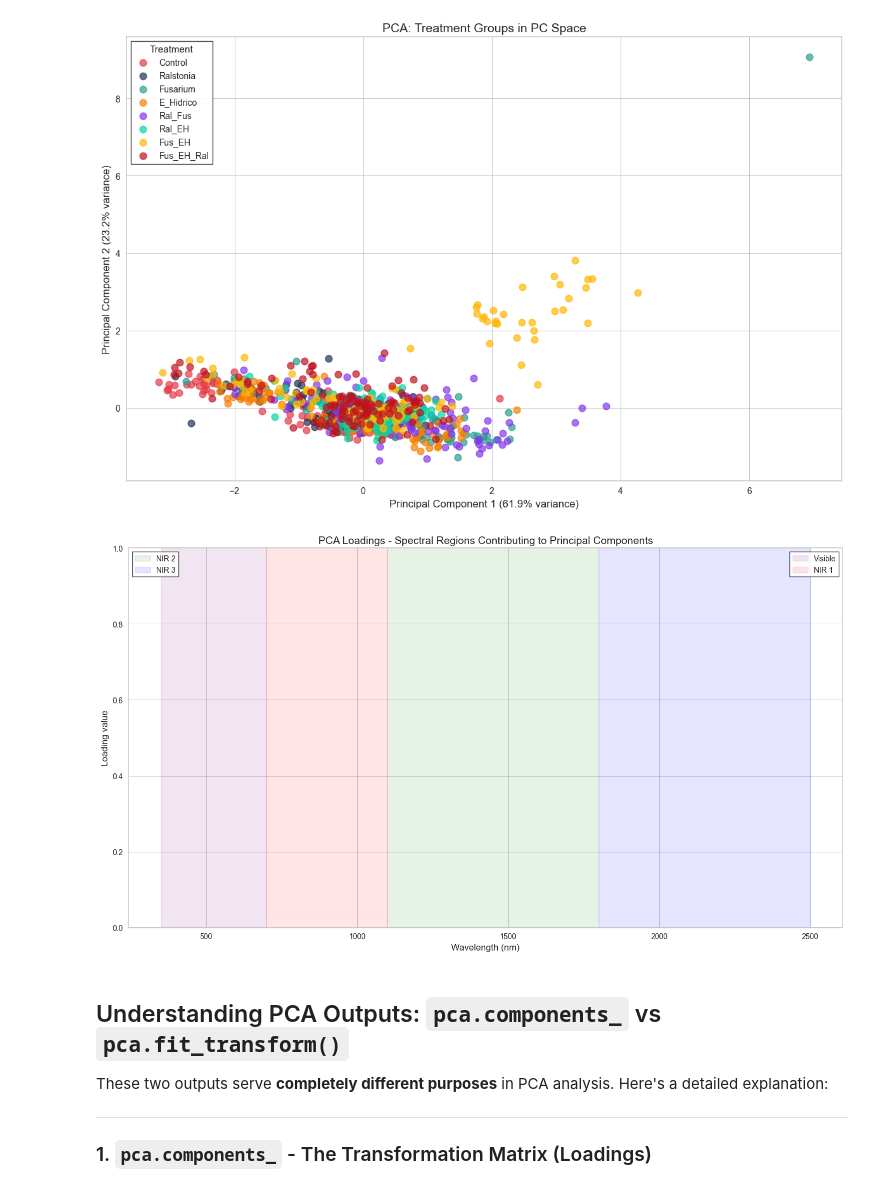
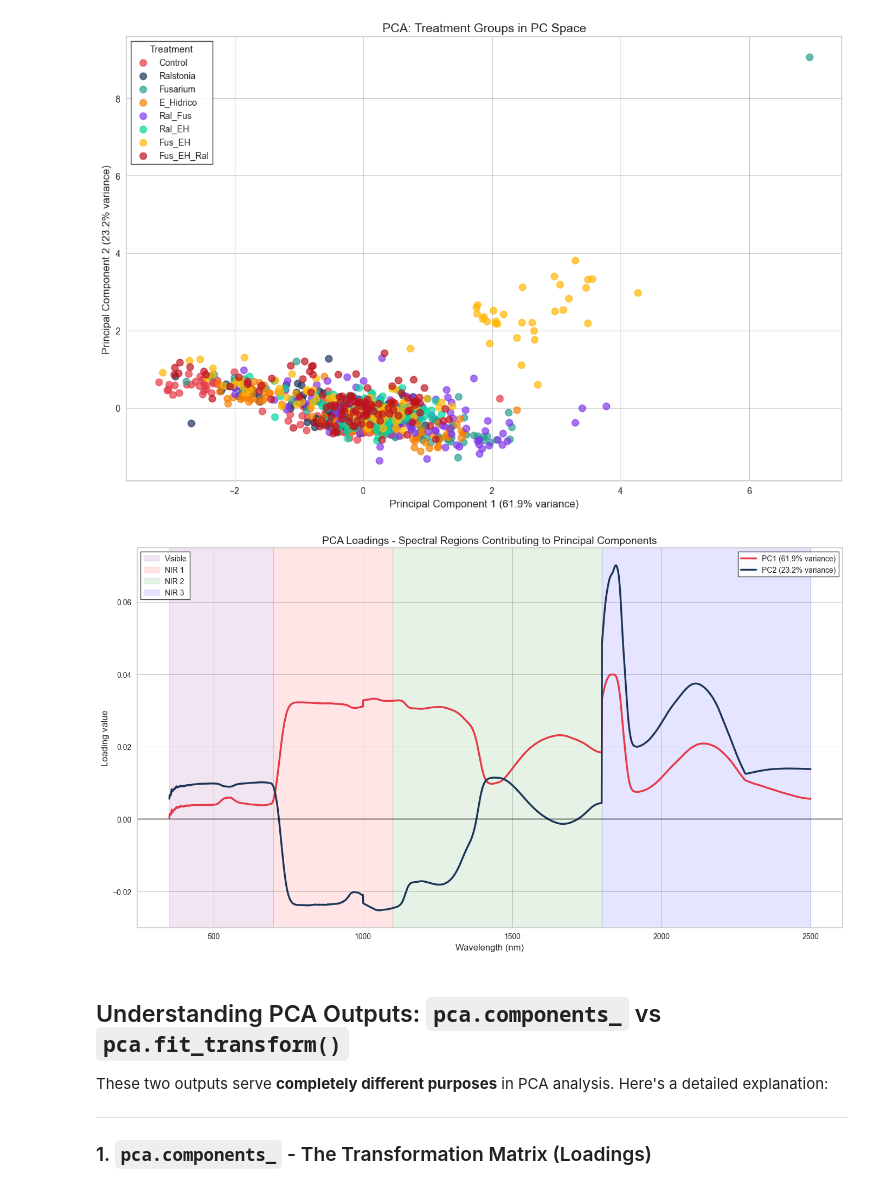
Before and after one commit to RicardoLoperaV/Computacion-Grafica-y-Visualizacion-Cientifica, a Jupyter notebook: 3. Datos, Color y Transformaciones/Dimensionality_Reduction.ipynb, the cells around one changed output. Drawn from its saved outputs; the diff is of its cells as text; code cells hidden in the pictures.

```diff
--- a/3. Datos, Color y Transformaciones/Dimensionality_Reduction.ipynb
+++ b/3. Datos, Color y Transformaciones/Dimensionality_Reduction.ipynb
@@ -155,41 +155,47 @@ plt.show()
 # Get the loadings for the first two principal components
 loadings = pca.components_
 
+# Create x-axis values (wavelengths)
+wavelengths = [int(col) for col in wavelength_data.columns]
+
 # Create a plot
 fig, ax = plt.subplots(figsize=(14, 8))
 
+# Plot loadings for PC1 and PC2
+ax.plot(wavelengths, loadings[0, :], label=f'PC1 ({explained_variance[0]:.1%} variance)', linewidth=2.5)
+ax.plot(wavelengths, loadings[1, :], label=f'PC2 ({explained_variance[1]:.1%} variance)', linewidth=2.5)
 
 # Add labels and title
 ax.set_xlabel('Wavelength (nm)', fontsize=12)
 ax.set_ylabel('Loading value', fontsize=12)
 ax.set_title('PCA Loadings - Spectral Regions Contributing to Principal Components', fontsize=14)
 
 # Add a horizontal line at y=0 for reference
 ax.axhline(y=0, color='k', linestyle='-', alpha=0.3)
 
 # Add shaded regions for different spectral ranges
 ax.axvspan(350, 700, alpha=0.1, color='purple', label='Visible')
 ax.axvspan(700, 1100, alpha=0.1, color='red', label='NIR 1')
 ax.axvspan(1100, 1800, alpha=0.1, color='green', label='NIR 2')
 ax.axvspan(1800, 2500, alpha=0.1, color='blue', label='NIR 3')
 
 # Create custom legends
 # First legend for PC1 and PC2
 handles1, labels1 = ax.get_legend_handles_labels()
 leg1 = ax.legend(handles1[:2], labels1[:2], loc='upper right', fontsize=10)
 ax.add_artist(leg1)
 
 # Second legend for spectral regions
 handles2, labels2 = ax.get_legend_handles_labels()
 ax.legend(handles2[2:], labels2[2:], loc='upper left', fontsize=10)
 
 # Add grid
 ax.grid(True, alpha=0.3)
 
 plt.tight_layout()
 plt.show()
 # %% [output]
-[figure, old version]
+[figure, new version]
 # %% [markdown]
 ## Understanding PCA Outputs: `pca.components_` vs `pca.fit_transform()`
 
```
Also changed, not shown: parts of 4 cells of this notebook.
